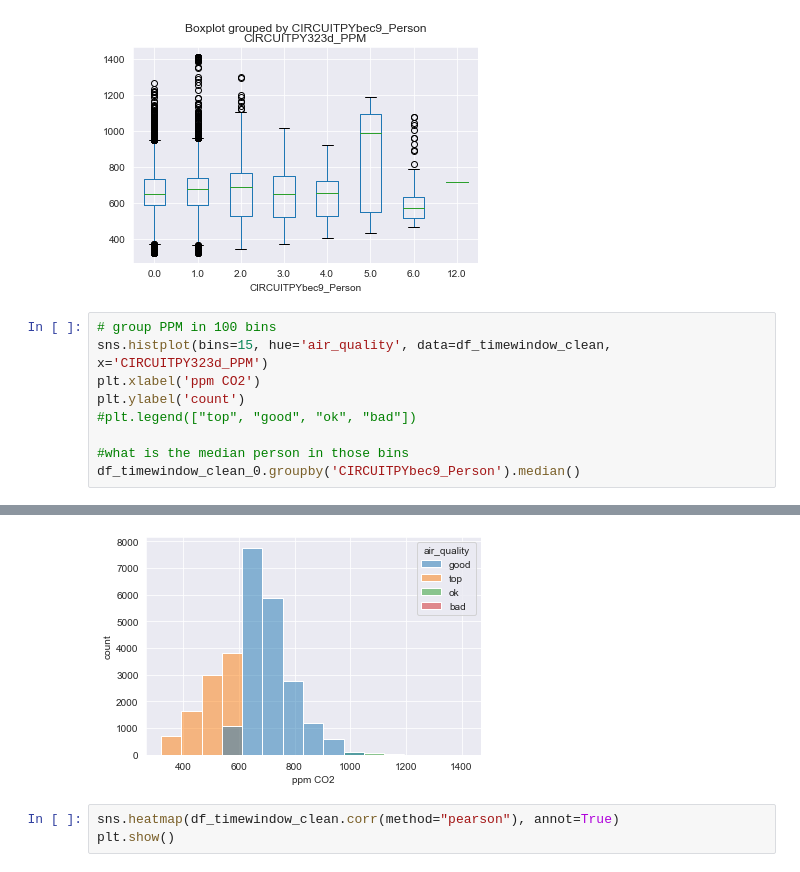
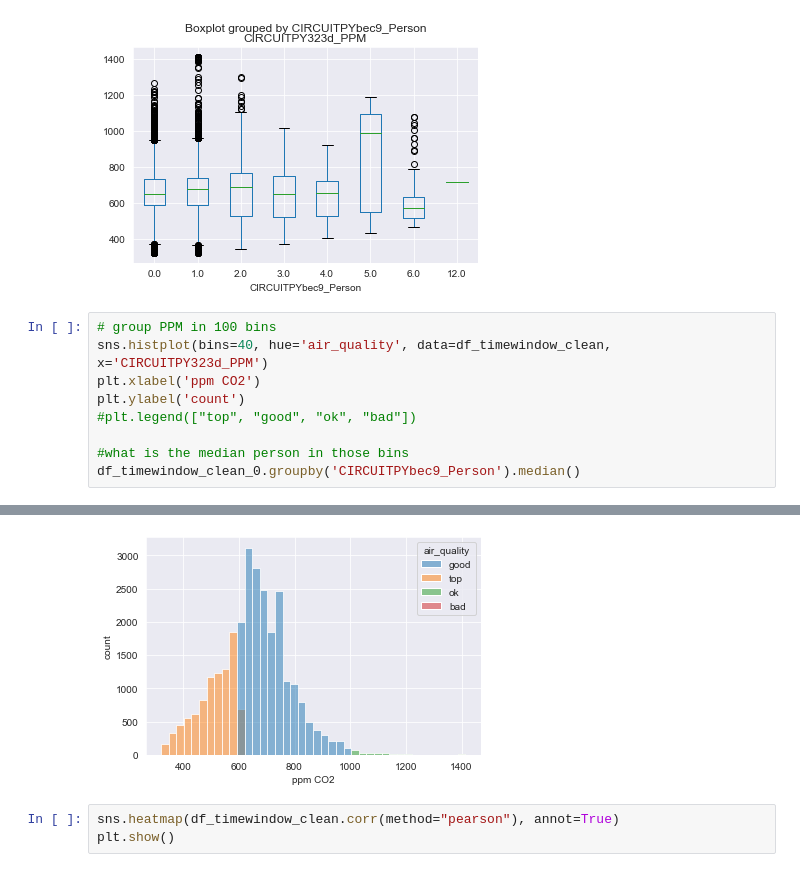
Before and after one commit to nicolarohner1337/smartclassroom, a Jupyter notebook: analyse/analyse.ipynb, the cells around one changed output, grey strips where cells are left out. Drawn from its saved outputs; the diff is of its cells as text.

```diff
--- a/analyse/analyse.ipynb
+++ b/analyse/analyse.ipynb
@@ -273,24 +272,24 @@ df_timewindow_clean.boxplot(column='CIRCUITPY323d_PPM',by='CIRCUITPYbec9_Person'
 [figure]
 # %%
 # group PPM in 100 bins
-sns.histplot(bins=15, hue='air_quality', data=df_timewindow_clean, x='CIRCUITPY323d_PPM')
+sns.histplot(bins=40, hue='air_quality', data=df_timewindow_clean, x='CIRCUITPY323d_PPM')
 plt.xlabel('ppm CO2')
 plt.ylabel('count')
 #plt.legend(["top", "good", "ok", "bad"])
 
 #what is the median person in those bins
 df_timewindow_clean_0.groupby('CIRCUITPYbec9_Person').median()
 # %% [output]
 |  | CIRCUITPY323d_PPM | CIRCUITPY323d_C | CIRCUITPY323d_% | CIRCUITPY825a_Window |
 | CIRCUITPYbec9_Person |  |  |  |  |
 | 0.0 | 658.000000 | 25.600000 | 43.000000 | 0.0 |
 | 1.0 | 681.050000 | 25.800000 | 41.300000 | 0.0 |
 | 2.0 | 750.251763 | 25.900000 | 41.500000 | 0.0 |
 | 3.0 | 698.250000 | 25.900000 | 40.600000 | 0.0 |
 | 4.0 | 661.900000 | 25.900000 | 42.500000 | 0.0 |
 | 5.0 | 1067.000000 | 27.400000 | 45.400000 | 0.0 |
 | 6.0 | 569.891766 | 26.199745 | 37.644875 | 0.0 |
-[figure, old version]
+[figure, new version]
 # %%
 sns.heatmap(df_timewindow_clean.corr(method="pearson"), annot=True)
 plt.show()
```
Also changed, not shown: parts of 4 cells of this notebook, 1 other file.
